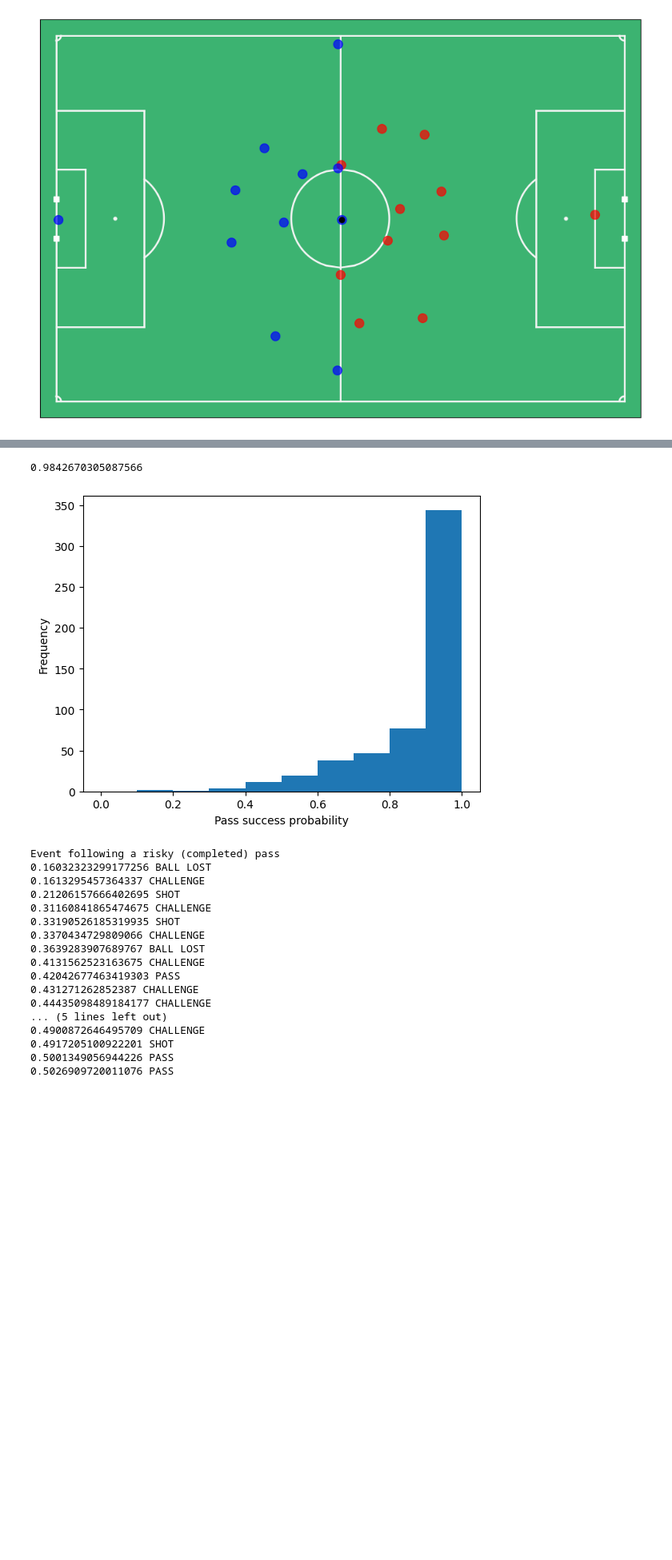
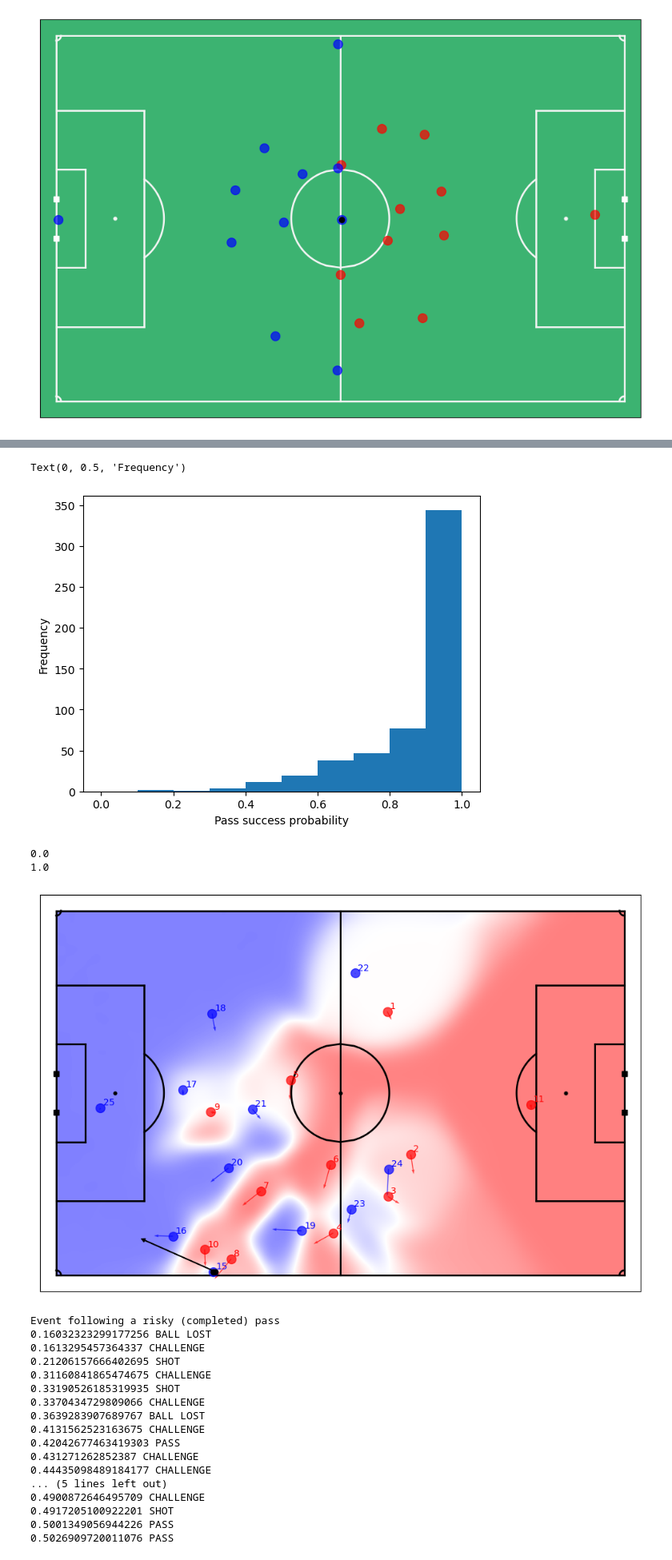
Before and after one commit to jonasvvr/Soccer-EPV-Framework, a Jupyter notebook: src/main.ipynb, the cells around one changed output, grey strips where cells are left out. Shown at 80% size. Saved outputs shown, nothing was run; the diff lists cells and outputs as text; code cells hidden in the pictures; blank space fills up the shorter version.

Commit message:
add pitch control experiment

```diff
--- a/src/main.ipynb
+++ b/src/main.ipynb
@@ -139,20 +139,30 @@ fig,ax = plt.subplots()
 ax.hist( [p[1] for p in pass_success_probability], np.arange(0,1.1,0.1))
 ax.set_xlabel('Pass success probability')
 ax.set_ylabel('Frequency')
-
-assist = events.loc[821]
-
-pass_start_pos = np.array([assist['Start X'],assist['Start Y']])
-pass_target_pos = np.array([assist['End X'],assist['End Y']])
-pass_frame = assist['Start Frame']
-
-attacking_players = mpc.initialise_players(tracking_home.loc[821],'Home',params, GK_numbers[0])
-defending_players = mpc.initialise_players(tracking_away.loc[821],'Away',params, GK_numbers[1])
-Patt,Pdef = mpc.calculate_pitch_control_at_target(pass_target_pos, attacking_players, defending_players, pass_start_pos, params)
-print(Patt)
 # %% [output]
-0.9842670305087566
+Text(0, 0.5, 'Frequency')
 [figure]
+# %%
+assist_id = 16
+assist = events.loc[assist_id]
+if assist.Type != 'PASS':
+    raise Exception('Not a pass')
+PPCF,xgrid,ygrid = mpc.generate_pitch_control_for_event(assist_id, events, tracking_home, tracking_away, params, GK_numbers)
+viz.plot_pitchcontrol_for_event(assist_id,events,tracking_home,tracking_away, PPCF, annotate=True)
+
+pass_start_pos = np.array([assist['Start X'],assist['Start Y']])
+pass_target_pos = np.array([assist['End X'],assist['End Y']])
+pass_frame = assist['Start Frame']
+
+attacking_players = mpc.initialise_players(tracking_home.loc[assist_id],'Home',params, GK_numbers[0])
+defending_players = mpc.initialise_players(tracking_away.loc[assist_id],'Away',params, GK_numbers[1])
+Patt,Pdef = mpc.calculate_pitch_control_at_target(pass_target_pos, attacking_players, defending_players, pass_start_pos, params)
+print(Patt)
+print(Pdef)
+# %% [output]
+0.0
+1.0
+[figure, added]
 # %%
 pass_success_probability = sorted( pass_success_probability, key = lambda x: x[1] )
 
```
Also changed, not shown: parts of 3 cells of this notebook.
